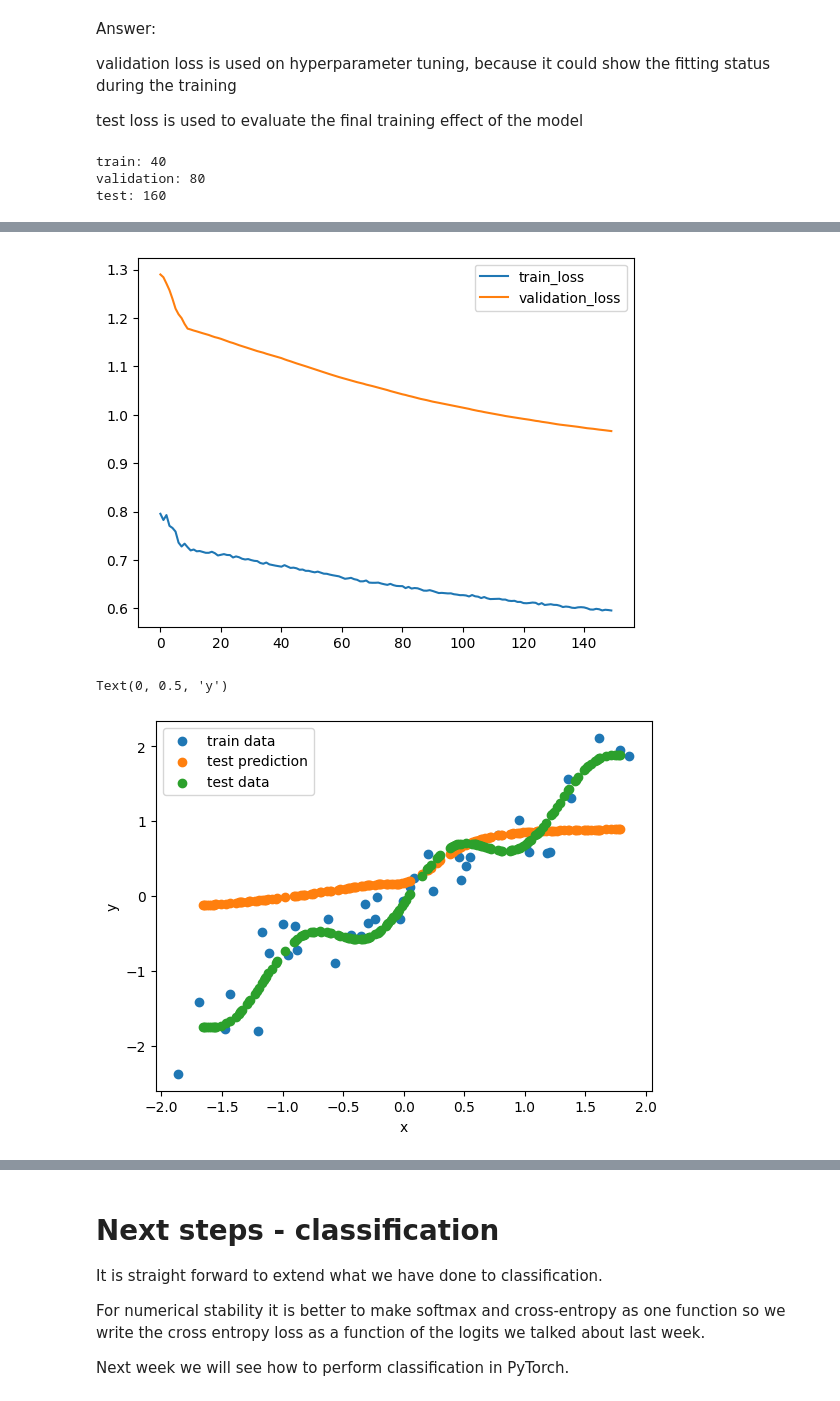
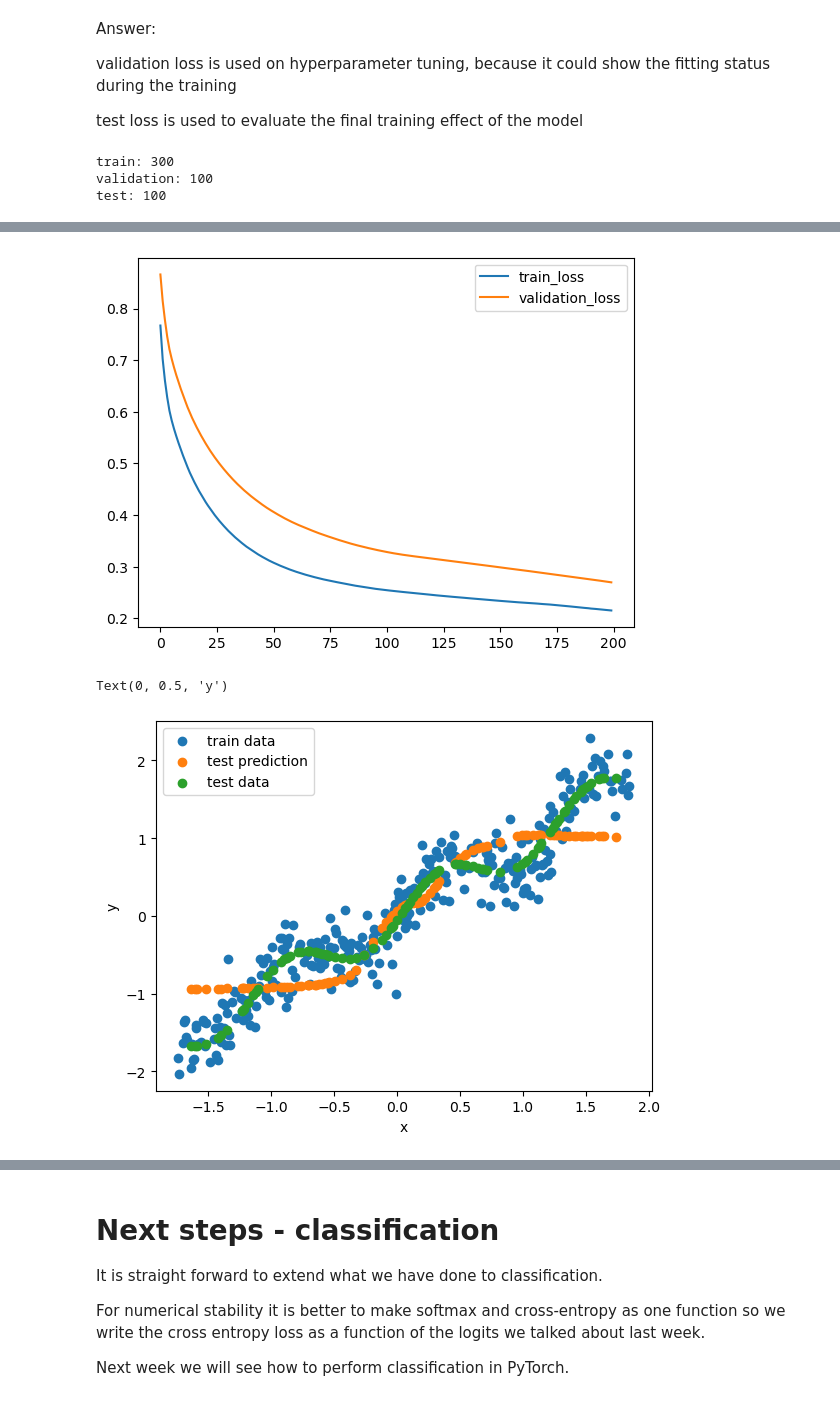
Before and after one commit to ChuhanZhou/02456-deep-learning-with-PyTorch, a Jupyter notebook: 2_Feedforward_Python/2.1-EXE-FNN-AutoDif-Nanograd.ipynb, the cells around one changed output, grey strips where cells are left out. Cells and saved outputs as stored; diff of their text form; code cells hidden in the pictures.

```diff
--- a/2_Feedforward_Python/2.1-EXE-FNN-AutoDif-Nanograd.ipynb
+++ b/2_Feedforward_Python/2.1-EXE-FNN-AutoDif-Nanograd.ipynb
@@ -559,7 +559,7 @@ Hint: You can seek inspiration in the relu method in the Var class.
 import math
 
 def identity(self):
-    return Var(self.v, lambda: [(self, self.v)])
+    return Var(self.v, lambda: [(self, 1)])
 
 def hyperbolic_tangent(self):
     v = math.tanh(self.v)
@@ -1082,8 +1082,8 @@ def data_generator(noise=0.1, n_samples=300, D1=True):
     # Stack them together vertically to split data set
     data_set = np.vstack((X.T,y)).T
 
-    #train, validation, test = np.split(data_set, [int(0.6*n_samples), int(0.8*n_samples)], axis=0)
-    train, validation, test = np.split(data_set, [int(0.2*n_samples), int(0.6*n_samples)], axis=0)
+    train, validation, test = np.split(data_set, [int(0.6*n_samples), int(0.8*n_samples)], axis=0)
+    #train, validation, test = np.split(data_set, [int(0.2*n_samples), int(0.6*n_samples)], axis=0)
 
     # Standardization of the data, remember we do the standardization with the training set mean and standard deviation
     train_mu = np.mean(train, axis=0)
@@ -1098,10 +1098,10 @@ def data_generator(noise=0.1, n_samples=300, D1=True):
 
     return x_train, y_train,  x_validation, y_validation, x_test, y_test
 # %%
-x_train, y_train,  x_validation, y_validation, x_test, y_test = data_generator(noise=0.5,n_samples=200, D1=True)
-_, _,  _, _, x_test, y_test = data_generator(noise=0.0,n_samples=400, D1=True)
+x_train, y_train,  x_validation, y_validation, x_test, y_test = data_generator(noise=0.5,n_samples=500, D1=True)
+_, _,  _, _, x_test, y_test = data_generator(noise=0.0,n_samples=500, D1=True)
 train_num = len(x_train)
-batch_size = 8
+batch_size = 10
 
 train_batch_set = []
 for i in range(int(train_num/batch_size)):
@@ -1116,9 +1116,9 @@ print("train: {}".format(len(x_train)))
 print("validation: {}".format(len(x_validation)))
 print("test: {}".format(len(x_test)))
 # %% [output]
-train: 40
-validation: 80
-test: 160
+train: 300
+validation: 100
+test: 100
 # %%
 def leaky_relu(self,alpha = 0.01):
     return Var(self.v if self.v > 0.0 else alpha*self.v , lambda: [(self, 1.0 if self.v > 0.0 else alpha)])
@@ -1184,9 +1184,9 @@ class NormLayer:
 
 def fitting_test(EPOCHS = 100, LEARN_R_List = [[1000,1e-3]],train_batch_data=[],validation_data=[[],[]],test_data=[],need_print=True):
     NN = [
-        DenseLayer_Glorot_tanh(1, 64),
-        DenseLayer(64, 32, lambda x: x.tanh(),norm=True),
-        DenseLayer(32, 8, lambda x: x.tanh(),norm=True),
+        DenseLayer_He_relu(1, 32),
+        DenseLayer(32, 16, lambda x: x.relu(),norm=True),
+        DenseLayer(16, 8, lambda x: x.relu(),norm=True),
         DenseLayer(8, 1, lambda x: x.identity(),norm=False)
     ]
 
@@ -1232,8 +1232,8 @@ def fitting_test(EPOCHS = 100, LEARN_R_List = [[1000,1e-3]],train_batch_data=[],
                 print(log)
 
     if need_print:
-        plt.plot(range(len(train_loss)), train_loss, label="train_loss");
-        plt.plot(range(len(val_loss)), val_loss, label="validation_loss");
+        plt.plot(range(len(train_loss)), train_loss, label="train_loss")
+        plt.plot(range(len(val_loss)), val_loss, label="validation_loss")
         plt.legend()
         plt.show()
 
@@ -1308,13 +1309,13 @@ lr_group_list = [
 # %%
 print("underfitting")
-lr = [[10,4e-3],[1,1e-3]]
+lr = [[1,1e-4]]
 print("lr: {} | batch_size: {}".format(lr,batch_size))
-output_test,NN_underfitting,_ = fitting_test(150,lr,train_batch_set,validation_data,x_test)
-plt.scatter(x_train, y_train, label="train data");
-plt.scatter(x_test, output_test, label="test prediction");
-plt.scatter(x_test, y_test, label="test data");
-plt.legend();
-plt.xlabel("x");
+output_test,NN_underfitting,_ = fitting_test(200,lr,train_batch_set,validation_data,x_test)
+plt.scatter(x_train, y_train, label="train data")
+plt.scatter(x_test, output_test, label="test prediction")
+plt.scatter(x_test, y_test, label="test data")
+plt.legend()
+plt.xlabel("x")
 plt.ylabel("y")
 # %% [output]
 underfitting
@@ -1333,5 +1334,5 @@ lr: [[10, 0.004], [1, 0.001]] | batch_size: 8
-[figure, old version]
+[figure, new version]
 Text(0, 0.5, 'y')
-[figure, old version]
+[figure, new version]
 # %%
 print("right fitting")
```
Also changed, not shown: parts of 15 cells of this notebook.
